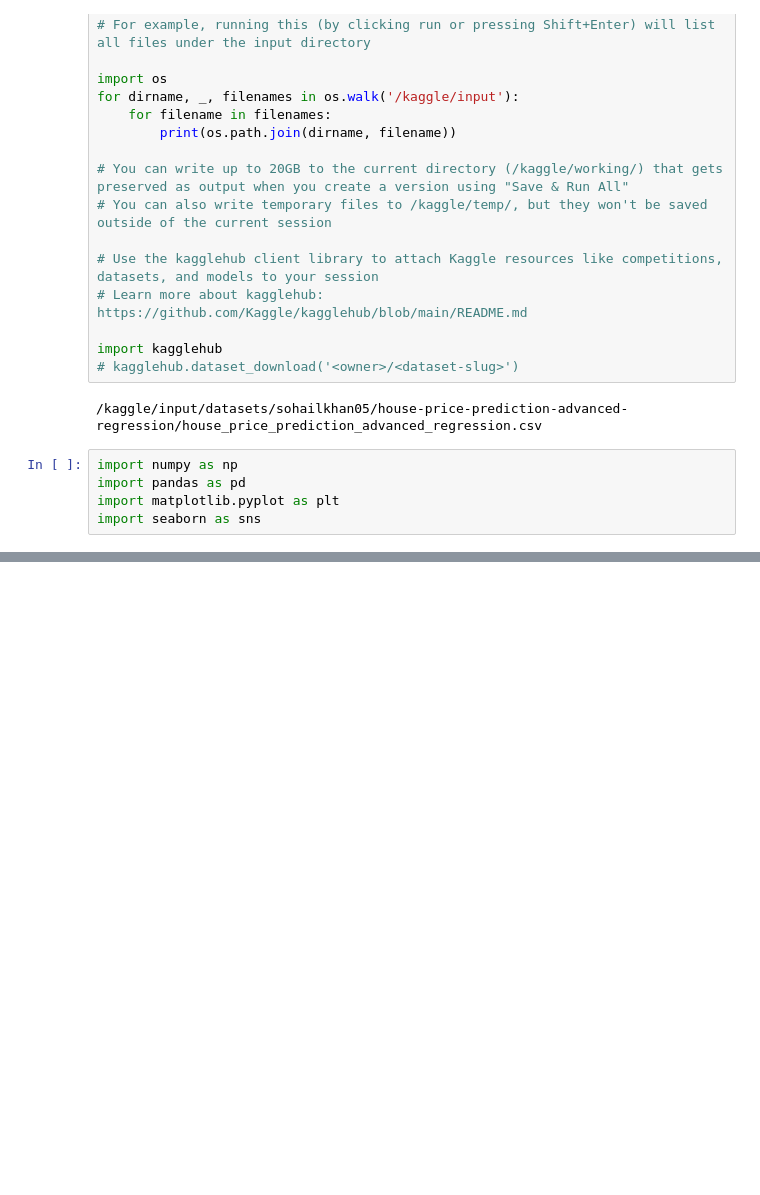
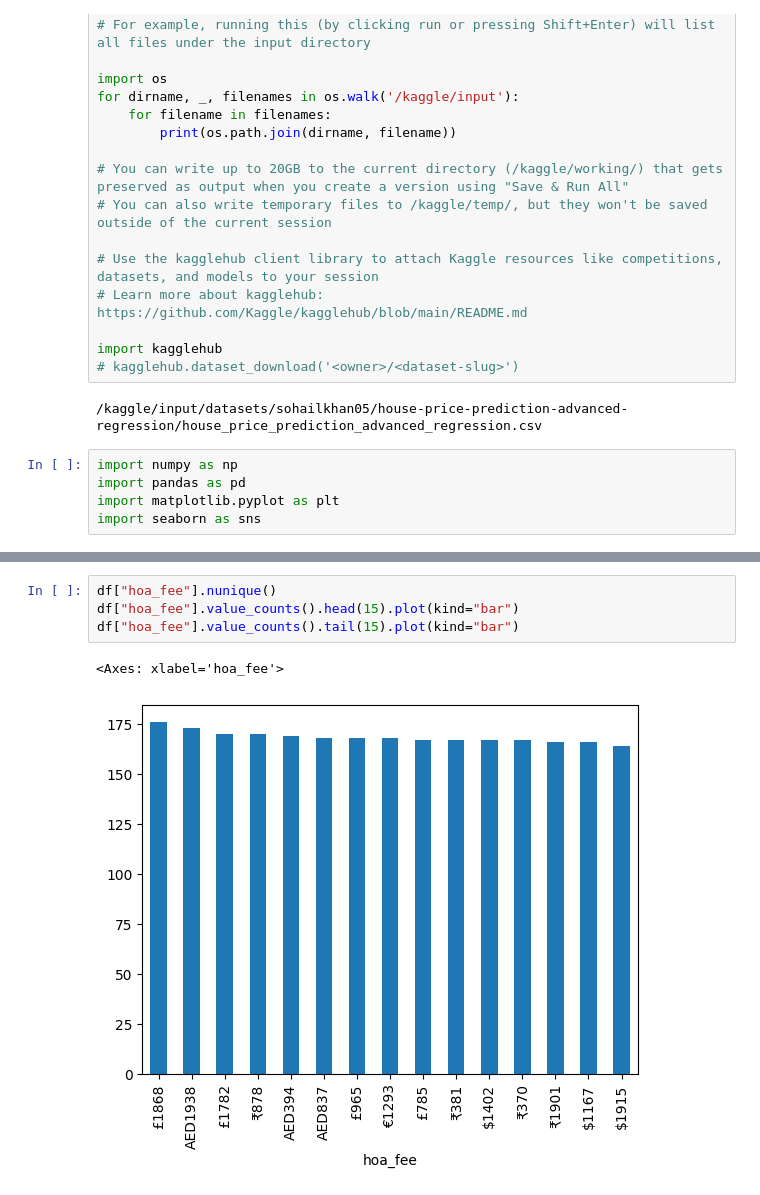
Before and after one commit to yashbhatt0508/regression-problem, a Jupyter notebook: advancedregression.ipynb, the cells around one changed output, grey strips where cells are left out. Drawn from its saved outputs; the diff is of its cells as text; blank space fills up the shorter version.

```diff
--- a/advancedregression.ipynb
+++ b/advancedregression.ipynb
@@ -31,0 +279,7 @@ import seaborn as sns
+# %%
+df["hoa_fee"].nunique()
+df["hoa_fee"].value_counts().head(15).plot(kind="bar")
+df["hoa_fee"].value_counts().tail(15).plot(kind="bar")
+# %% [output]
+<Axes: xlabel='hoa_fee'>
+[figure, added]
```
Also changed, not shown: parts of 28 cells of this notebook.
